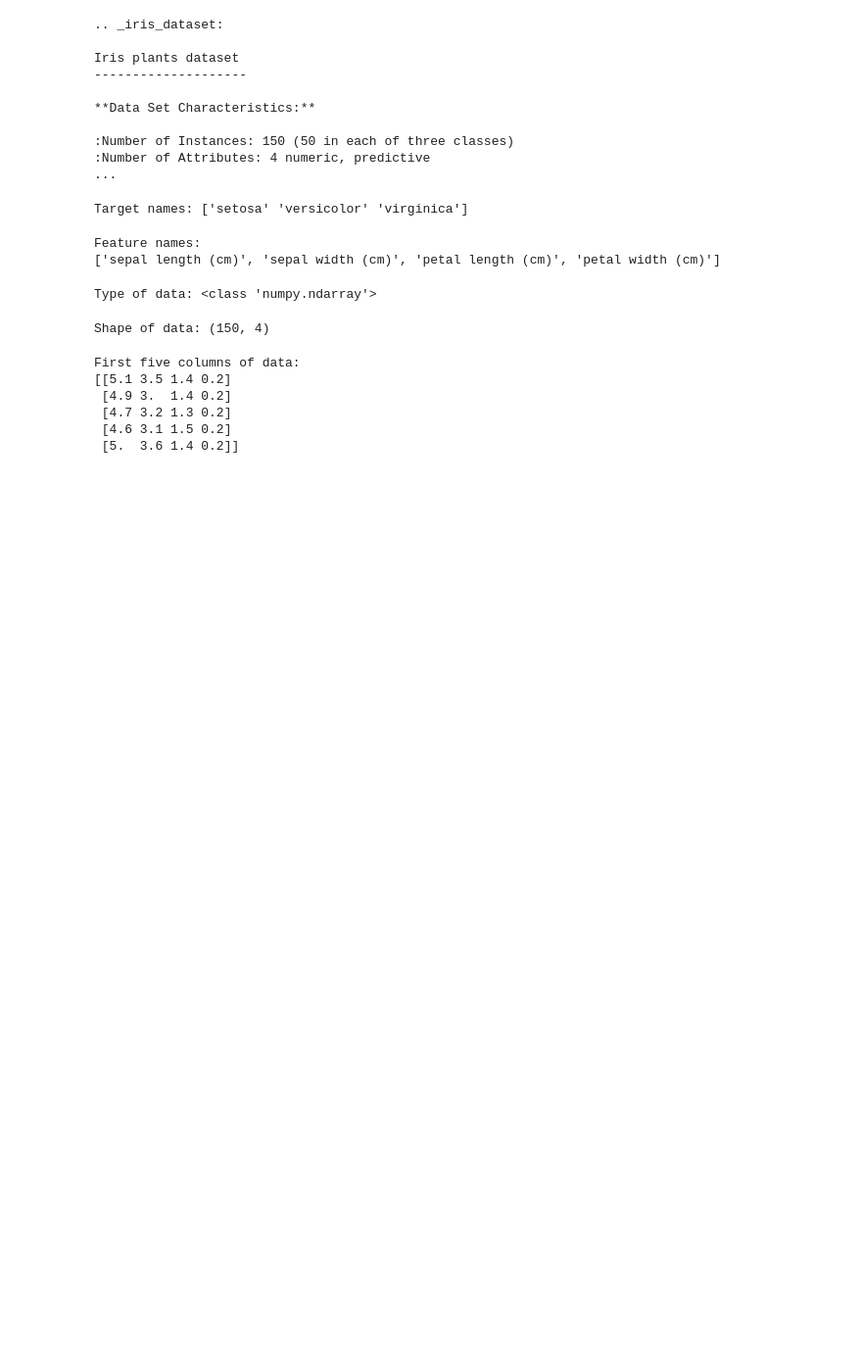
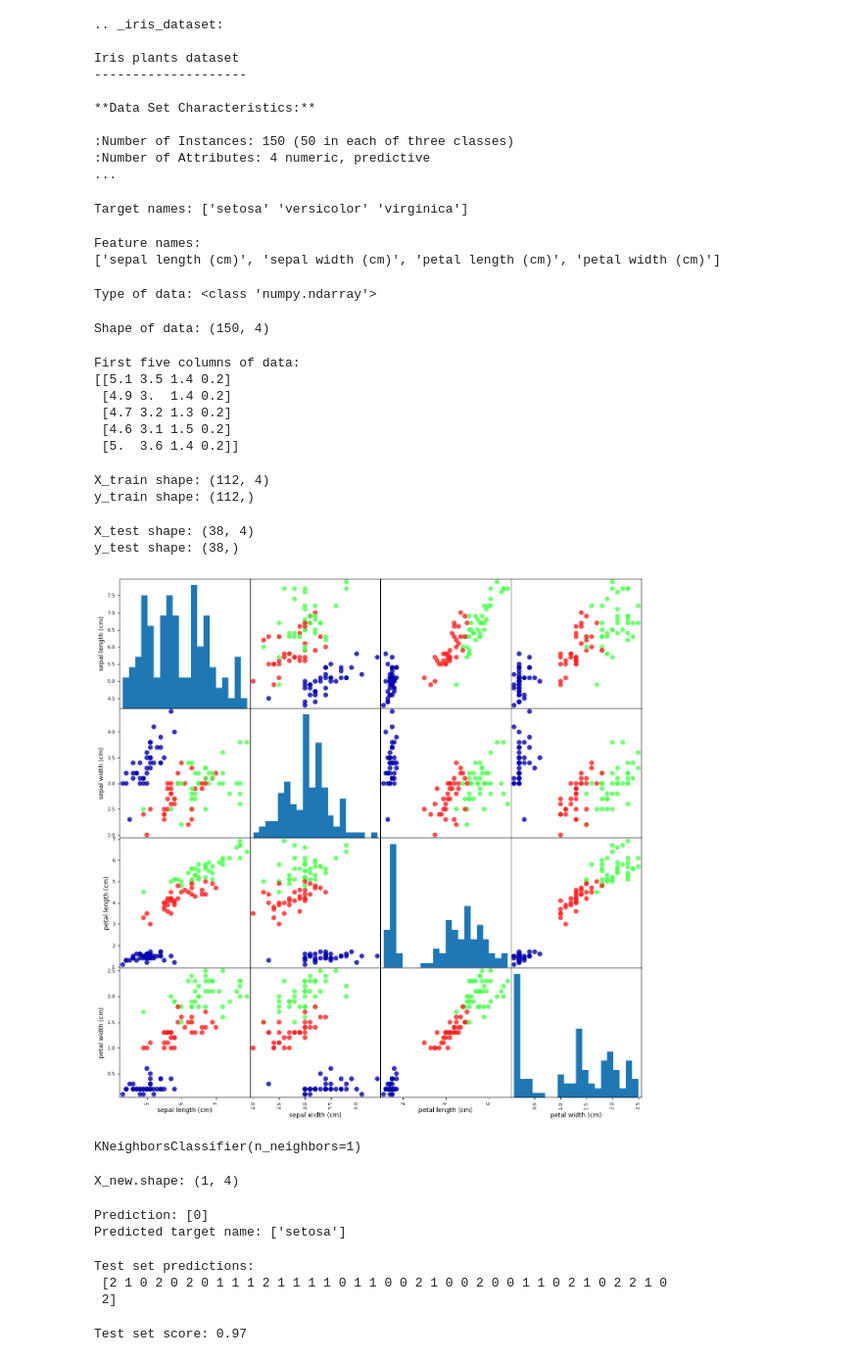
Before and after one commit to Gekika/AI-Machine-Learning, a Jupyter notebook: book/chapter1/iris.ipynb, the cells around one changed output. Shown at 98% size. Saved outputs shown, nothing was run; the diff lists cells and outputs as text; code cells hidden in the pictures; blank space fills up the shorter version.

```diff
--- a/book/chapter1/iris.ipynb
+++ b/book/chapter1/iris.ipynb
@@ -62,3 +62,78 @@ First five columns of data:
  [4.7 3.2 1.3 0.2]
  [4.6 3.1 1.5 0.2]
  [5.  3.6 1.4 0.2]]
+# %%
+from sklearn.model_selection import train_test_split
+X_train, X_test, y_train, y_test = train_test_split(
+iris_dataset['data'], iris_dataset['target'], random_state=0)
+# %%
+print("X_train shape: {}".format(X_train.shape))
+print("y_train shape: {}".format(y_train.shape))
+# %% [output]
+X_train shape: (112, 4)
+y_train shape: (112,)
+# %%
+print("X_test shape: {}".format(X_test.shape))
+print("y_test shape: {}".format(y_test.shape))
+# %% [output]
+X_test shape: (38, 4)
+y_test shape: (38,)
+# %%
+# from pandas.plotting import scatter_matrix
+# import pandas as pd
+# import pandas as pd
+# # create dataframe from data in X_train
+# # label the columns using the strings in iris_dataset.feature_names
+# iris_dataframe = pd.DataFrame(X_train, columns=iris_dataset.feature_names)
+# # create a scatter matrix from the dataframe, color by y_train
+# grr = pd.scatter_matrix(iris_dataframe, c=y_train, figsize=(15, 15), marker='o',
+# hist_kwds={'bins': 20}, s=60, alpha=.8, cmap=mglearn.cm3)
+
+import pandas as pd
+from pandas.plotting import scatter_matrix
+import matplotlib.pyplot as plt
+import mglearn  # Ensure you have mglearn installed
+
+# Create dataframe from data in X_train
+# Label the columns using the strings in iris_dataset.feature_names
+iris_dataframe = pd.DataFrame(X_train, columns=iris_dataset.feature_names)
+
+# Create a scatter matrix from the dataframe, color by y_train
+scatter_matrix(iris_dataframe, c=y_train, figsize=(15, 15), marker='o',
+               hist_kwds={'bins': 20}, s=60, alpha=.8, cmap=mglearn.cm3)
+
+# Show the plot
+plt.show()
+# %% [output]
+[figure, added]
+# %%
+from sklearn.neighbors import KNeighborsClassifier
+knn = KNeighborsClassifier(n_neighbors=1)
+knn.fit(X_train, y_train)
+# %% [output]
+KNeighborsClassifier(n_neighbors=1)
+# %%
+import numpy as np
+X_new = np.array([[5, 2.9, 1, 0.2]])
+print("X_new.shape: {}".format(X_new.shape))
+# %% [output]
+X_new.shape: (1, 4)
+# %%
+prediction = knn.predict(X_new)
+print("Prediction: {}".format(prediction))
+print("Predicted target name: {}".format(
+iris_dataset['target_names'][prediction]))
+# %% [output]
+Prediction: [0]
+Predicted target name: ['setosa']
+# %%
+y_pred = knn.predict(X_test)
+print("Test set predictions:\n {}".format(y_pred))
+# %% [output]
+Test set predictions:
+ [2 1 0 2 0 2 0 1 1 1 2 1 1 1 1 0 1 1 0 0 2 1 0 0 2 0 0 1 1 0 2 1 0 2 2 1 0
+ 2]
+# %%
+print("Test set score: {:.2f}".format(np.mean(y_pred == y_test)))
+# %% [output]
+Test set score: 0.97
```
Also changed, not shown: parts of 2 cells of this notebook.
